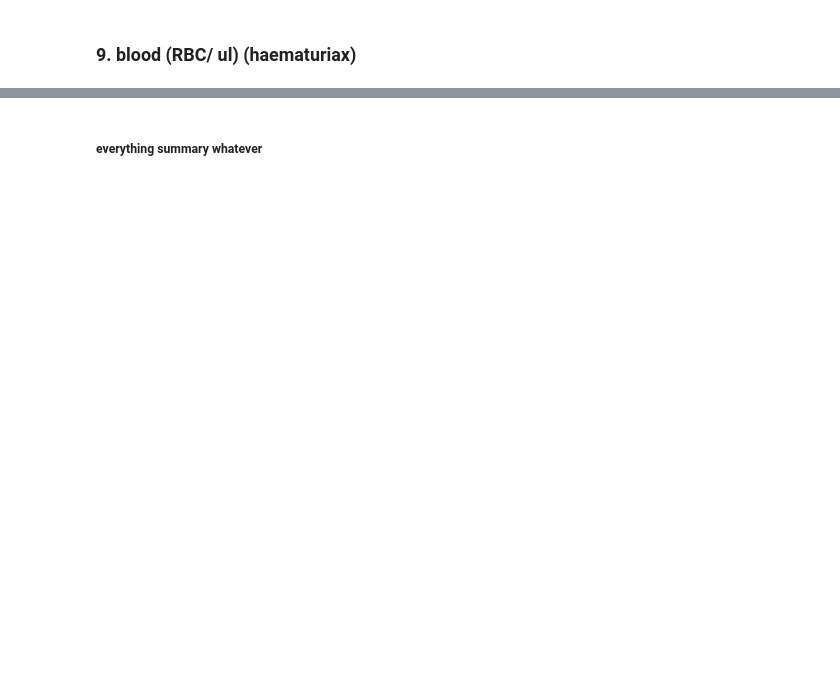
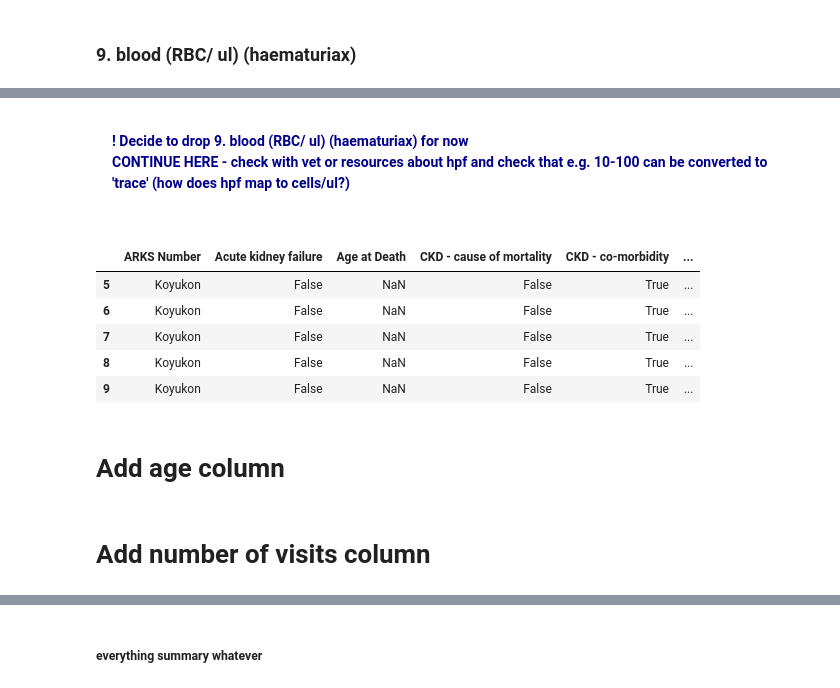
Before and after one commit to ruthpearson/CatHack, a Jupyter notebook: big_cats/GROUP_mergeData_filterData_prepForML.ipynb, the cells around one changed output, grey strips where cells are left out. Drawn from its saved outputs; the diff is of its cells as text; code cells hidden in the pictures; blank space fills up the shorter version.

Commit message:
num visits and age col added

```diff
--- a/big_cats/GROUP_mergeData_filterData_prepForML.ipynb
+++ b/big_cats/GROUP_mergeData_filterData_prepForML.ipynb
@@ -430 +429,16 @@ nil                7
 Name: urine: blood (RBC/ ul) (haematuriax, Length: 75, dtype: int64
+# %% [markdown]
+<div style="padding: 1rem ;color: DarkBlue; font-weight:600; background-image: linear-gradient(to right, lightgreen, DarkTurquoise)">! Decide to drop 9. blood (RBC/ ul) (haematuriax) for now
+
+CONTINUE HERE - check with vet or resources about hpf and check that e.g. 10-100 can be converted to 'trace' (how does hpf map to cells/ul?)</div>
+# %%
+data_filt.head()
+# %% [output]
+|  | ARKS Number | Acute kidney failure | Age at Death | CKD - cause of mortality | CKD - co-morbidity | ... |
+| 5 | Koyukon | False | NaN | False | True | ... |
+| 6 | Koyukon | False | NaN | False | True | ... |
+| 7 | Koyukon | False | NaN | False | True | ... |
+| 8 | Koyukon | False | NaN | False | True | ... |
+| 9 | Koyukon | False | NaN | False | True | ... |
+# %% [markdown]
+# Add age column
@@ -430,0 +450,2 @@ Name: urine: blood (RBC/ ul) (haematuriax, Length: 75, dtype: int64
+# %% [markdown]
+# Add number of visits column
```
Also changed, not shown: parts of 18 cells of this notebook.
